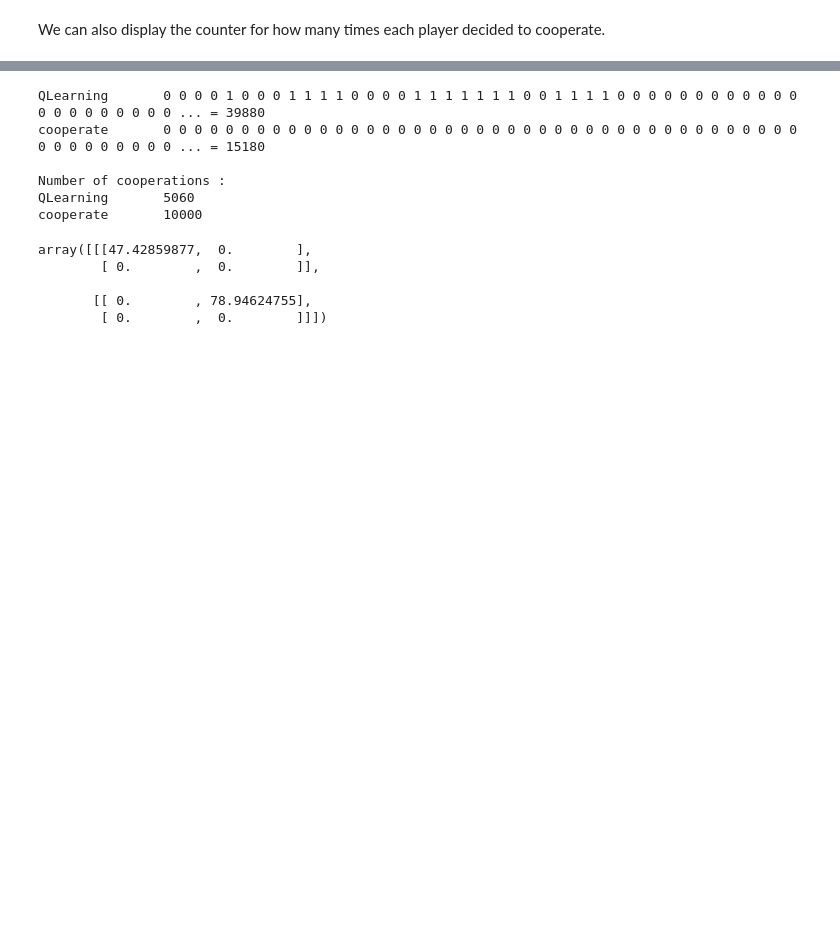
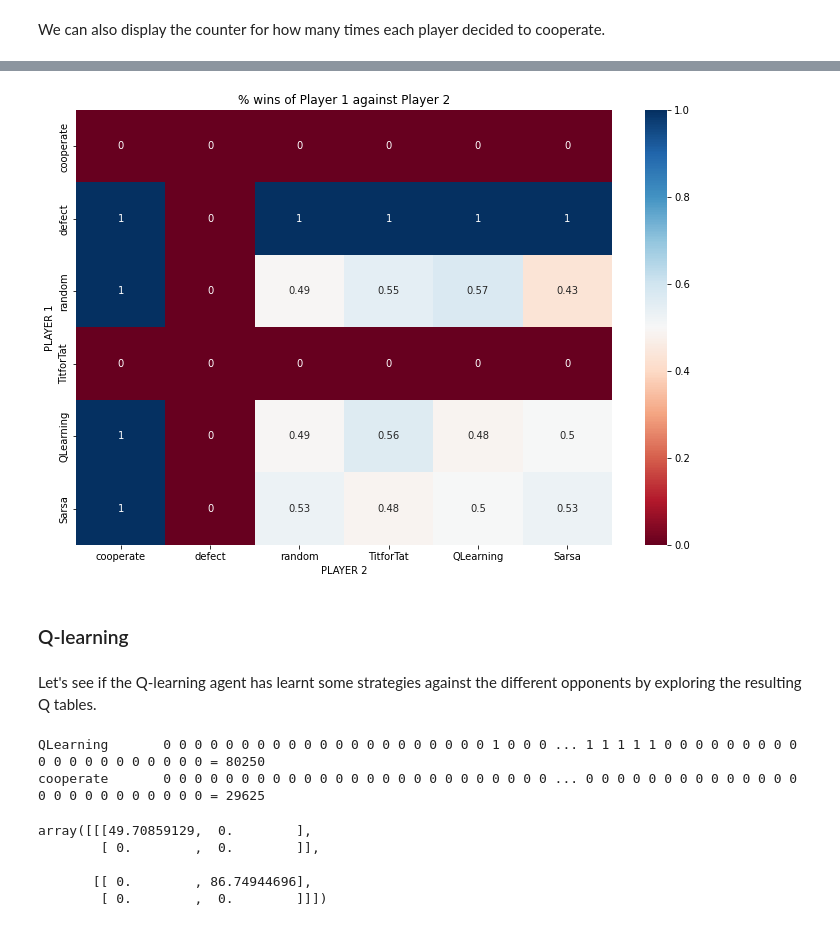
Before and after one commit to ireneferfo/RL_exam, a Jupyter notebook: Prisoners_dilemma.ipynb, the cells around one changed output, grey strips where cells are left out. Drawn from its saved outputs; the diff is of its cells as text; code cells hidden in the pictures; blank space fills up the shorter version.

```diff
--- a/Prisoners_dilemma.ipynb
+++ b/Prisoners_dilemma.ipynb
@@ -160,0 +209,12 @@
+# %%
+df = pd.DataFrame(wins_table, index = [s.name for s in strategies], columns = [s.name for s in strategies])
+
+plt.figure(figsize = (12,8))
+s = sn.heatmap(df, annot=True, cmap = 'RdBu')
+s.set(xlabel='PLAYER 2', ylabel='PLAYER 1', title=f'% wins of Player 1 against Player 2');
+# %% [output]
+[figure, added]
+# %% [markdown]
+### Q-learning
+# %% [markdown]
+Let's see if the Q-learning agent has learnt some strategies against the different opponents by exploring the resulting Q tables.
@@ -161,31 +227,15 @@
 # %%
 s1 = QLearning()
 s2 = Cooperate()
-m = Meeting(g, s1, s2, 10000)
+m = Meeting(g, s1, s2, 20000)
 m.run()
-m.pretty_print(max = 50)
-print()
-print("Number of cooperations : " )
-print (m.s1.name + "\t" + str(m.num_cooperation_s1))
-print (m.s2.name + "\t" + str(m.num_cooperation_s2))
+m.pretty_print()
+m.s1.print_qtable()
 # %% [output]
-QLearning       0 0 0 0 1 0 0 0 1 1 1 1 0 0 0 0 1 1 1 1 1 1 1 0 0 1 1 1 1 0 0 0 0 0 0 0 0 0 0 0 0 0 0 0 0 0 0 0 0 0 ... = 39880
-cooperate       0 0 0 0 0 0 0 0 0 0 0 0 0 0 0 0 0 0 0 0 0 0 0 0 0 0 0 0 0 0 0 0 0 0 0 0 0 0 0 0 0 0 0 0 0 0 0 0 0 0 ... = 15180
-
-Number of cooperations :
-QLearning       5060
-cooperate       10000
+QLearning       0 0 0 0 0 0 0 0 0 0 0 0 0 0 0 0 0 0 0 0 0 1 0 0 0 ... 1 1 1 1 1 0 0 0 0 0 0 0 0 0 0 0 0 0 0 0 0 0 0 0 0 = 80250
+cooperate       0 0 0 0 0 0 0 0 0 0 0 0 0 0 0 0 0 0 0 0 0 0 0 0 0 ... 0 0 0 0 0 0 0 0 0 0 0 0 0 0 0 0 0 0 0 0 0 0 0 0 0 = 29625
+array([[[49.70859129,  0.        ],
+        [ 0.        ,  0.        ]],
+
+       [[ 0.        , 86.74944696],
+        [ 0.        ,  0.        ]]])
-# %%
-# how to read it:
-# first as states:
-# [[I cooperate],         in each block:
-#                         [they cooperate],                   in each row, for action:
-#  [I defect   ]]         [they defect   ]                    [next is cooperate, next is defect]
-
-m.s1.print_qtable()
-# %% [output]
-array([[[47.42859877,  0.        ],
-        [ 0.        ,  0.        ]],
-
-       [[ 0.        , 78.94624755],
-        [ 0.        ,  0.        ]]])
```
Also changed, not shown: parts of 30 cells of this notebook, 3 other files.
